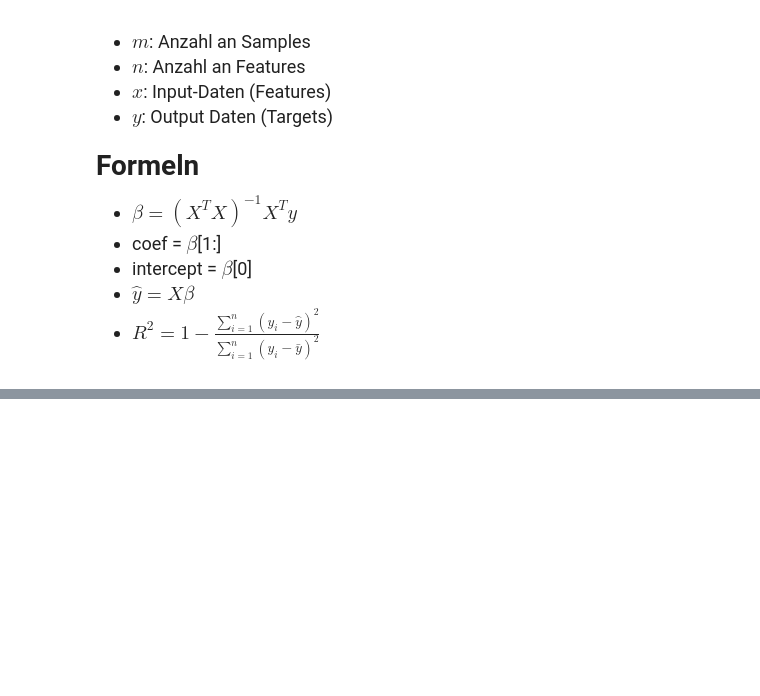
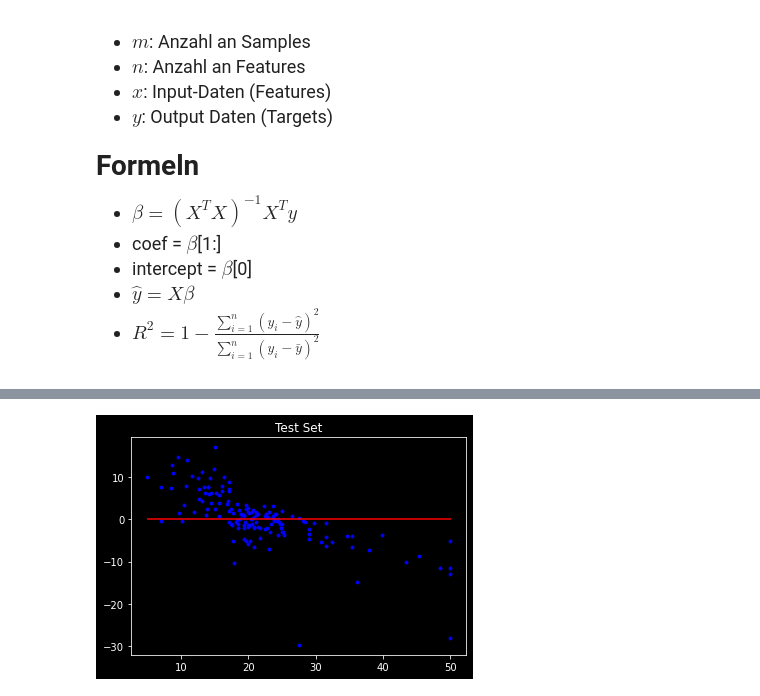
Before and after one commit to franneck94/UdemyML, a Jupyter notebook: Chapter5_Regression/LinearRegressionImplementation/LinearRegressionVisualize.ipynb, the cells around one changed output, grey strips where cells are left out. Saved outputs shown, nothing was run; the diff lists cells and outputs as text; code cells hidden in the pictures; blank space fills up the shorter version.

```diff
--- a/Chapter5_Regression/LinearRegressionImplementation/LinearRegressionVisualize.ipynb
+++ b/Chapter5_Regression/LinearRegressionImplementation/LinearRegressionVisualize.ipynb
@@ -128,0 +118,11 @@ plt.show()
+# %%
+def plot_residual(regr: LinearRegression, x: np.ndarray, y: np.ndarray, title: str):
+    y_pred = regr.predict(x)
+
+    min_val = np.min(y) - 0.1
+    max_val = np.max(y) + 0.1
+
+    plt.hlines(0, min_val, max_val, color="red")
+    plt.scatter(y, y_pred - y, color="blue", s=8)
+    plt.title(title)
+    plt.show()
@@ -128,0 +133,4 @@ plt.show()
+# %%
+plot_residual(regr, x_test, y_test, title="Test Set")
+# %% [output]
+[figure, added]
```
Also changed, not shown: parts of 6 cells of this notebook.
